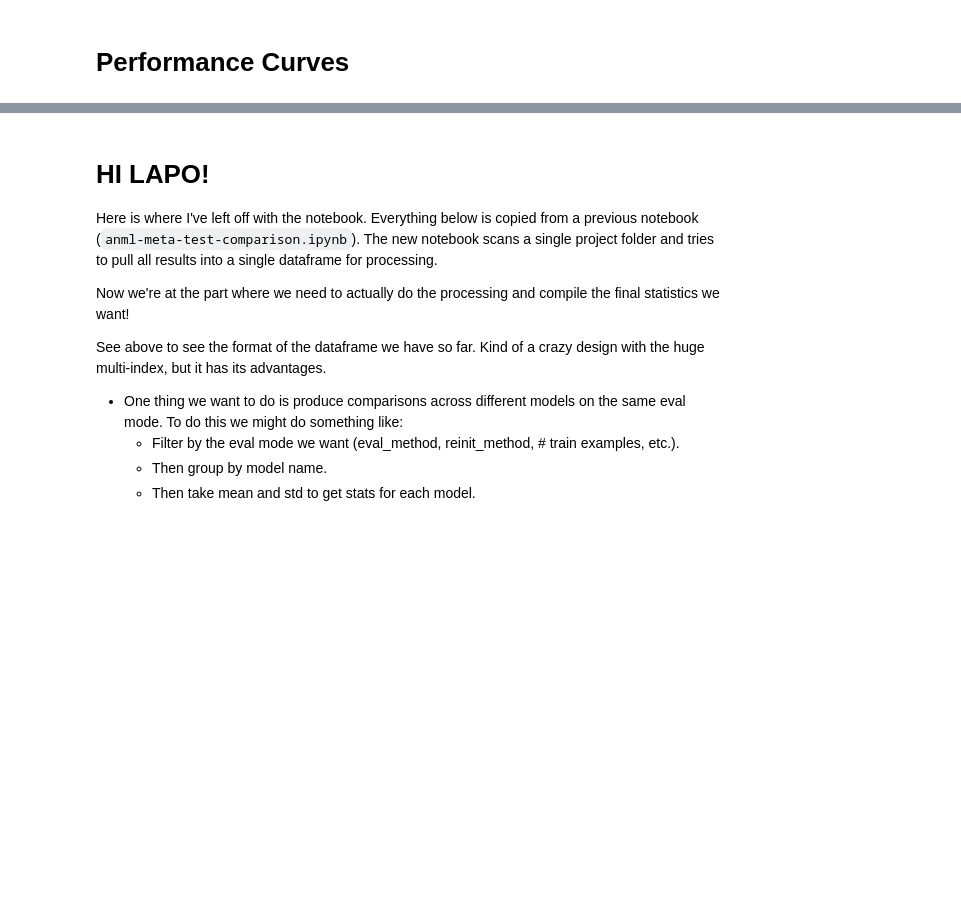
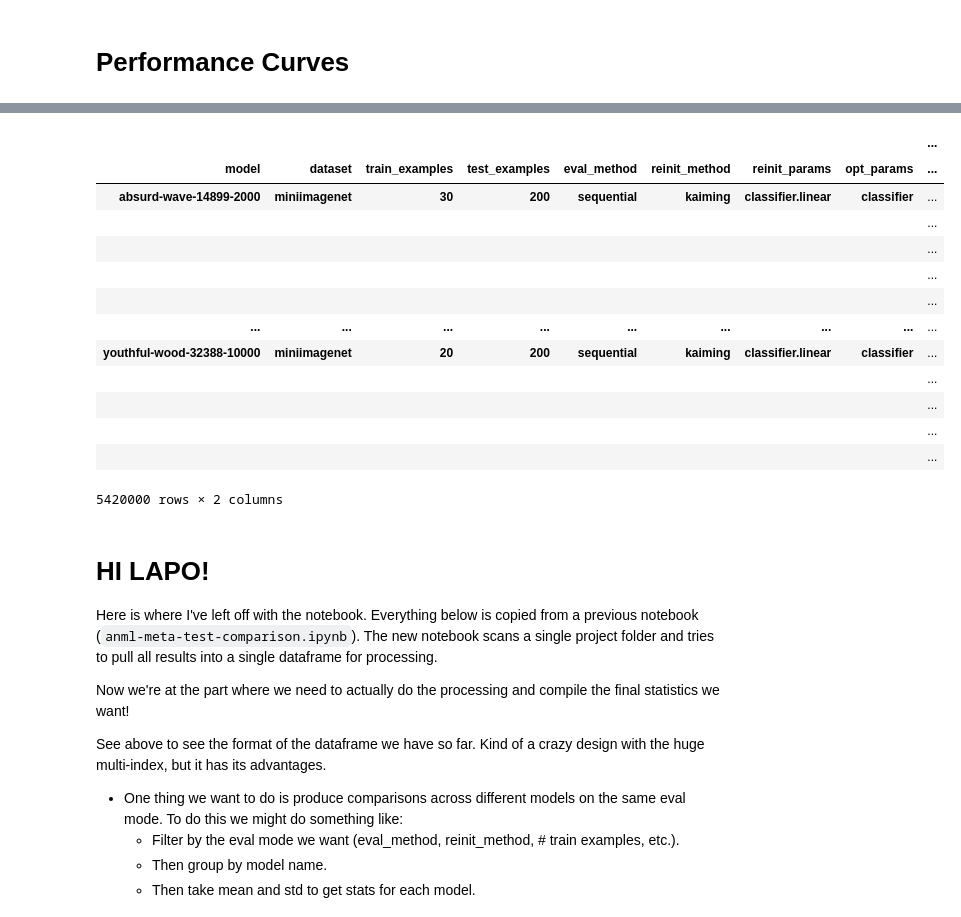
Before and after one commit to uvm-neurobotics-lab/higherANML, a Jupyter notebook: notebooks/result-gathering.ipynb, the cells around one changed output, grey strips where cells are left out. Drawn from its saved outputs; the diff is of its cells as text; code cells hidden in the pictures; blank space fills up the shorter version.

```diff
--- a/notebooks/result-gathering.ipynb
+++ b/notebooks/result-gathering.ipynb
@@ -106,7 +106,7 @@ This assumes that project folders have the structure: `<project>/<training-job>/
 # Original Omniglot results.
 #PROJECT_ROOT = Path("/gpfs2/scratch/ntraft/Development/higherANML/experiments/flat-vs-nested")
 # Original ImageNet results.
-PROJECT_ROOT = Path("/gpfs2/scratch/ntraft/Development/higherANML/experiments/inet-flat-vs-nested")
+PROJECT_ROOT = Path("../experiments/inet-flat-vs-nested").resolve()
 # %%
 # Create a map from name -> training config.
 train_config_files = {}
@@ -230,11 +230,21 @@ For brevity, we want each model to have a "short name" that can be used in plots
 # %%
 %%time
 
-all_frames = []
+import re
+from collections import defaultdict
+
+# Organize dataframes by evaluation type.
+all_frames = defaultdict(list)
 for name, eval_folders in tqdm(all_eval_folders.items()):
     #print(f"Loading {len(eval_folders)} evaluations for {name}...")
     for folder in eval_folders:
-        all_frames.append(load_eval_data_with_model_name(f"{name}-{best_checkpoints[name]}", folder))
-all_data = pd.concat(all_frames)
-print(f"Final size for all {len(all_frames)} models = {all_data.shape}")
+        eval_type = re.match(r".*?-[0-9]+-(.*)$", folder.name).group(1)
+        eval_data = load_eval_data_with_model_name(f"{name}-{best_checkpoints[name]}", folder)
+        all_frames[eval_type].append(eval_data)
+
+print("Evaluation Results:")
+for eval_type in all_frames:
+    before_concat = all_frames[eval_type]
+    all_frames[eval_type] = pd.concat(before_concat)
+    print(f"  {eval_type}: {len(before_concat)} models -> {all_frames[eval_type].shape} dataframe")
 # %% [output]
@@ -271,3 +270,20 @@ all_data
+# %%
+all_frames["olft"]
+# %% [output]
+|  |  |  |  |  |  |  |  | ... |
+| model | dataset | train_examples | test_examples | eval_method | reinit_method | reinit_params | opt_params | ... |
+| absurd-wave-14899-2000 | miniimagenet | 30 | 200 | sequential | kaiming | classifier.linear | classifier | ... |
+|  |  |  |  |  |  |  |  | ... |
+|  |  |  |  |  |  |  |  | ... |
+|  |  |  |  |  |  |  |  | ... |
+|  |  |  |  |  |  |  |  | ... |
+| ... | ... | ... | ... | ... | ... | ... | ... | ... |
+| youthful-wood-32388-10000 | miniimagenet | 20 | 200 | sequential | kaiming | classifier.linear | classifier | ... |
+|  |  |  |  |  |  |  |  | ... |
+|  |  |  |  |  |  |  |  | ... |
+|  |  |  |  |  |  |  |  | ... |
+|  |  |  |  |  |  |  |  | ... |
+5420000 rows × 2 columns
 # %% [markdown]
 # HI LAPO!
 
```
Also changed, not shown: parts of 12 cells of this notebook.
